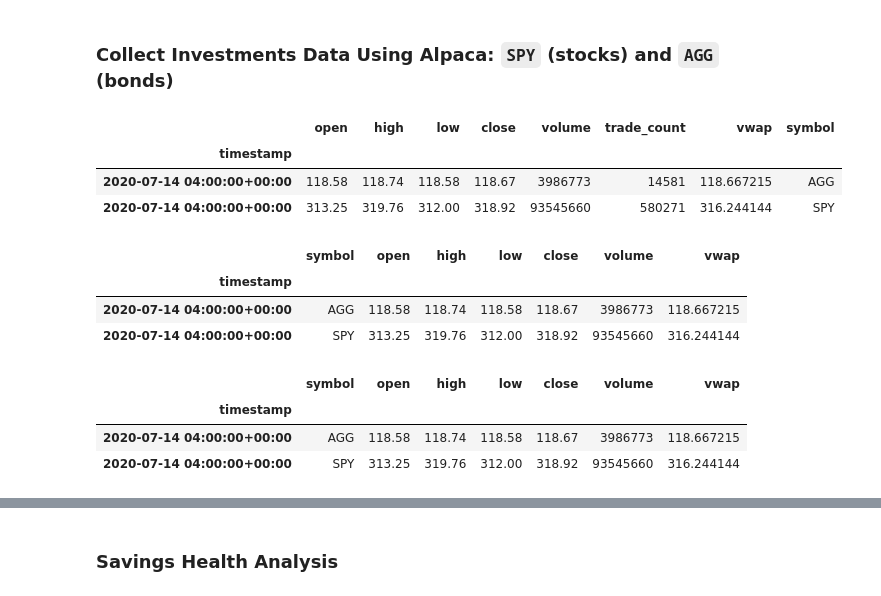
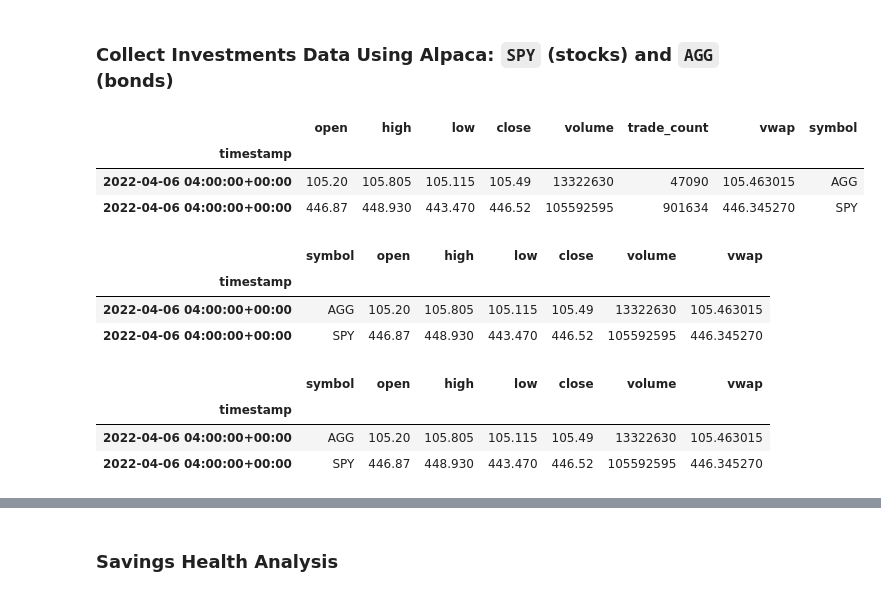
Before and after one commit to majikthise911/API_Financial_Planner, a Jupyter notebook: financial_planner/Instructions/Starter_Code/financial-planner copy.ipynb, the cells around one changed output, grey strips where cells are left out. Cells and saved outputs as stored; diff of their text form; code cells hidden in the pictures.

```diff
--- a/financial_planner/Instructions/Starter_Code/financial-planner copy.ipynb
+++ b/financial_planner/Instructions/Starter_Code/financial-planner copy.ipynb
@@ -85,38 +85,38 @@ alpaca = tradeapi.REST(alpaca_api_key,
 # %%
 # Format current date as ISO format
 #today = pd.to_datetime('today').isoformat()
-today = pd.Timestamp("2020-07-14", tz = "America/New_York").isoformat() ##may need to change this to a start and end date
+today = pd.Timestamp("2022-04-06", tz = "America/New_York").isoformat() #add timestamp to get the current date at eastern time
 
 # Set the tickers
 tickers = ["AGG", "SPY"]
 
 # Set timeframe to "1Day" for Alpaca API
 timeframe = "1Day"
 
 # Get current closing prices for SPY and AGG
-df_stock_portfolio = alpaca.get_bars(
+df_stock_portfolio = alpaca.get_bars( #get the current closing prices for the stocks in the portfolio
     tickers,
     timeframe,
     start = today,
     end = today,
 ).df
 df_stock_portfolio
 # %% [output]
 |  | open | high | low | close | volume | trade_count | vwap | symbol |
 | timestamp |  |  |  |  |  |  |  |  |
-| 2020-07-14 04:00:00+00:00 | 118.58 | 118.74 | 118.58 | 118.67 | 3986773 | 14581 | 118.667215 | AGG |
-| 2020-07-14 04:00:00+00:00 | 313.25 | 319.76 | 312.00 | 318.92 | 93545660 | 580271 | 316.244144 | SPY |
+| 2022-04-06 04:00:00+00:00 | 105.20 | 105.805 | 105.115 | 105.49 | 13322630 | 47090 | 105.463015 | AGG |
+| 2022-04-06 04:00:00+00:00 | 446.87 | 448.930 | 443.470 | 446.52 | 105592595 | 901634 | 446.345270 | SPY |
 # %%
-#TEST TEST TEST
-df_stock_portfolio = df_stock_portfolio[['symbol', 'open', 'high', 'low', 'close', 'volume', 'vwap']]
+#TEST TEST TEST # can drop this later
+df_stock_portfolio = df_stock_portfolio[['symbol', 'open', 'high', 'low', 'close', 'volume', 'vwap']] #create a new dataframe with the columns in the order that we want them to be
 df_stock_portfolio
 # %% [output]
 |  | symbol | open | high | low | close | volume | vwap |
 | timestamp |  |  |  |  |  |  |  |
-| 2020-07-14 04:00:00+00:00 | AGG | 118.58 | 118.74 | 118.58 | 118.67 | 3986773 | 118.667215 |
-| 2020-07-14 04:00:00+00:00 | SPY | 313.25 | 319.76 | 312.00 | 318.92 | 93545660 | 316.244144 |
+| 2022-04-06 04:00:00+00:00 | AGG | 105.20 | 105.805 | 105.115 | 105.49 | 13322630 | 105.463015 |
+| 2022-04-06 04:00:00+00:00 | SPY | 446.87 | 448.930 | 443.470 | 446.52 | 105592595 | 446.345270 |
 # %%
-#TEST TEST TEST
+#TEST TEST TEST - good to go
 
 # Reorganize the DataFrame
 # Separate ticker data
@@ -126,6 +126,6 @@ df_stock_portfolio
 # %% [output]
 |  | symbol | open | high | low | close | volume | vwap |
 | timestamp |  |  |  |  |  |  |  |
-| 2020-07-14 04:00:00+00:00 | AGG | 118.58 | 118.74 | 118.58 | 118.67 | 3986773 | 118.667215 |
-| 2020-07-14 04:00:00+00:00 | SPY | 313.25 | 319.76 | 312.00 | 318.92 | 93545660 | 316.244144 |
+| 2022-04-06 04:00:00+00:00 | AGG | 105.20 | 105.805 | 105.115 | 105.49 | 13322630 | 105.463015 |
+| 2022-04-06 04:00:00+00:00 | SPY | 446.87 | 448.930 | 443.470 | 446.52 | 105592595 | 446.345270 |
 # %%
```
Also changed, not shown: parts of 18 cells of this notebook.
